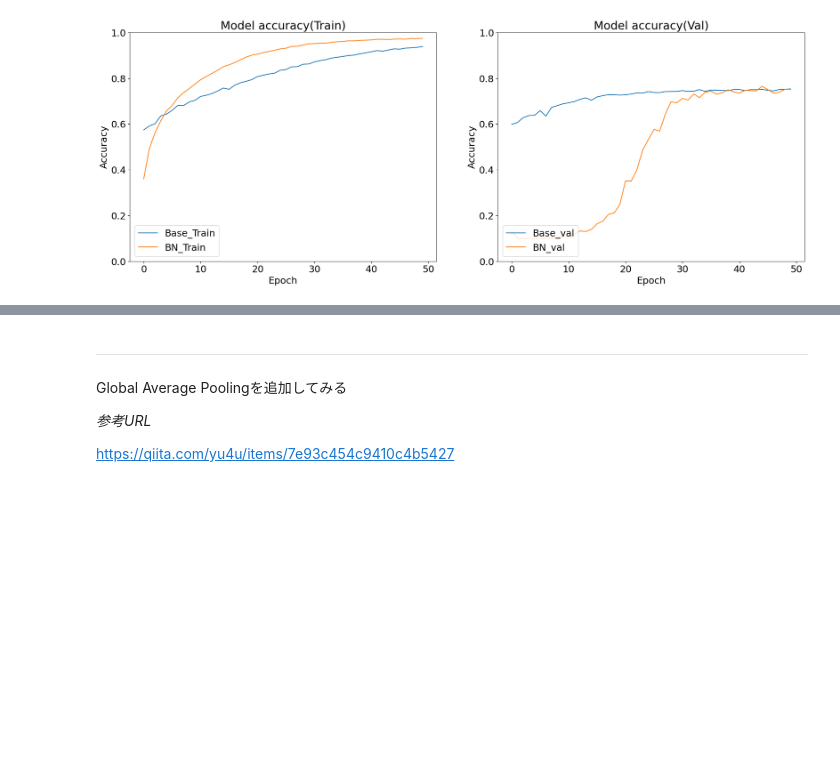
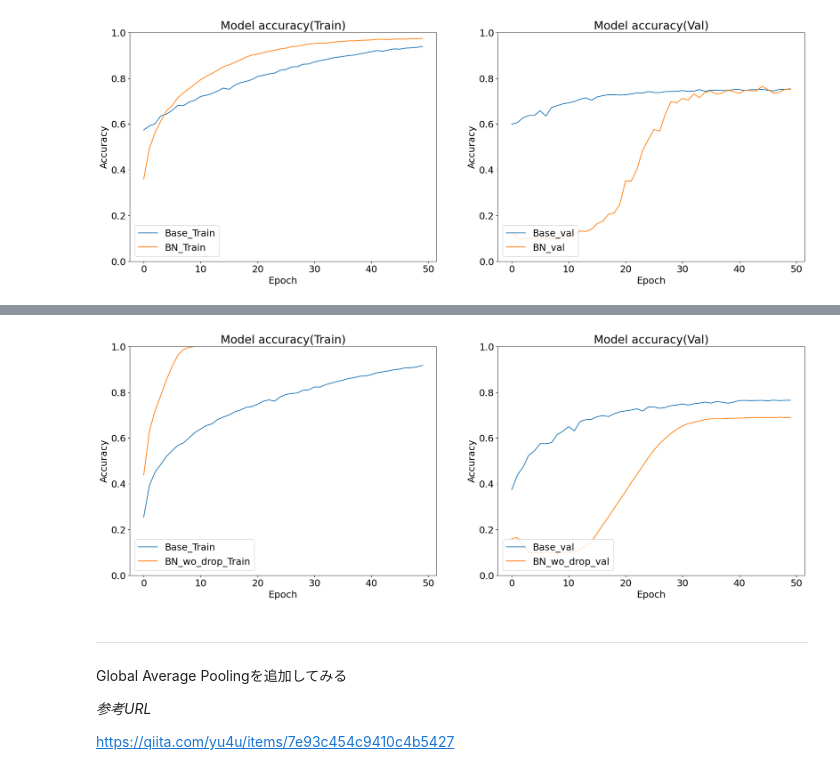
Before and after one commit to takashi4233/TensorFlowStudy, a Jupyter notebook: CIFAR_10_ipynb_のコピー.ipynb, the cells around one changed output, grey strips where cells are left out. Cells and saved outputs as stored; diff of their text form; code cells hidden in the pictures; blank space fills up the shorter version.

```diff
--- a/CIFAR_10_ipynb_のコピー.ipynb
+++ b/CIFAR_10_ipynb_のコピー.ipynb
@@ -240,3 +294,33 @@ plt.show()
+# %%
+# Batch Normalizationを追加した結果
+title = "BN_wo_drop"
+history =  history_BN_wo_drop
+
+
+plt.figure(figsize=(23,8),dpi=100)
+plt.rcParams["font.size"] = 18
+
+plt.subplot(1,2,1)
+# Plot training & validation accuracy values
+plt.plot(base_history.history['accuracy'])
+plt.plot(history.history['accuracy'])
+plt.title('Model accuracy(Train)')
+plt.ylabel('Accuracy')
+plt.xlabel('Epoch')
+plt.ylim(0,1.0)
+plt.legend(['Base_Train',f'{title}_Train'], loc='lower left')
+
+plt.subplot(1,2,2)
+plt.plot(base_history.history['val_accuracy'])
+plt.plot(history.history['val_accuracy'])
+plt.title('Model accuracy(Val)')
+plt.ylabel('Accuracy')
+plt.xlabel('Epoch')
+plt.ylim(0,1.0)
+plt.legend(['Base_val', f'{title}_val'], loc='lower left')
+plt.show()
+# %% [output]
+[figure, added]
 # %% [markdown]
 ---
 Global Average Poolingを追加してみる
```
Also changed, not shown: parts of 7 cells of this notebook.
